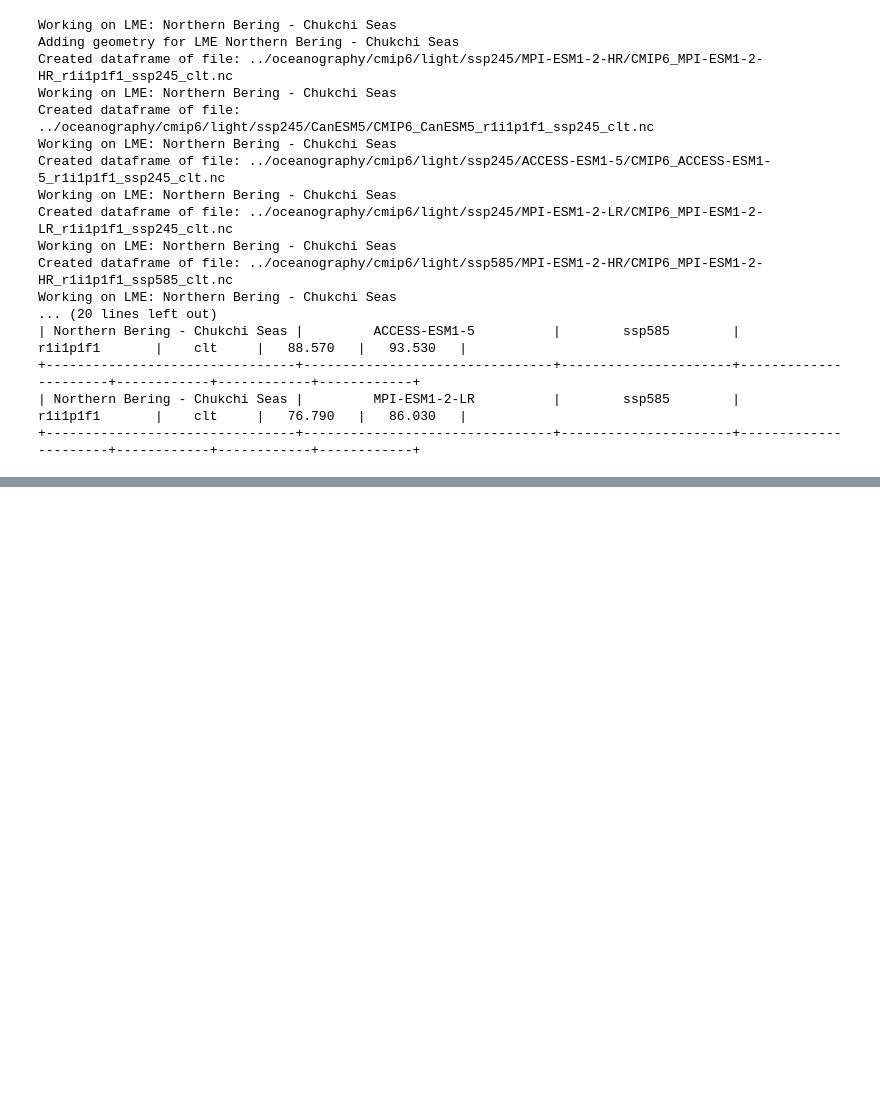
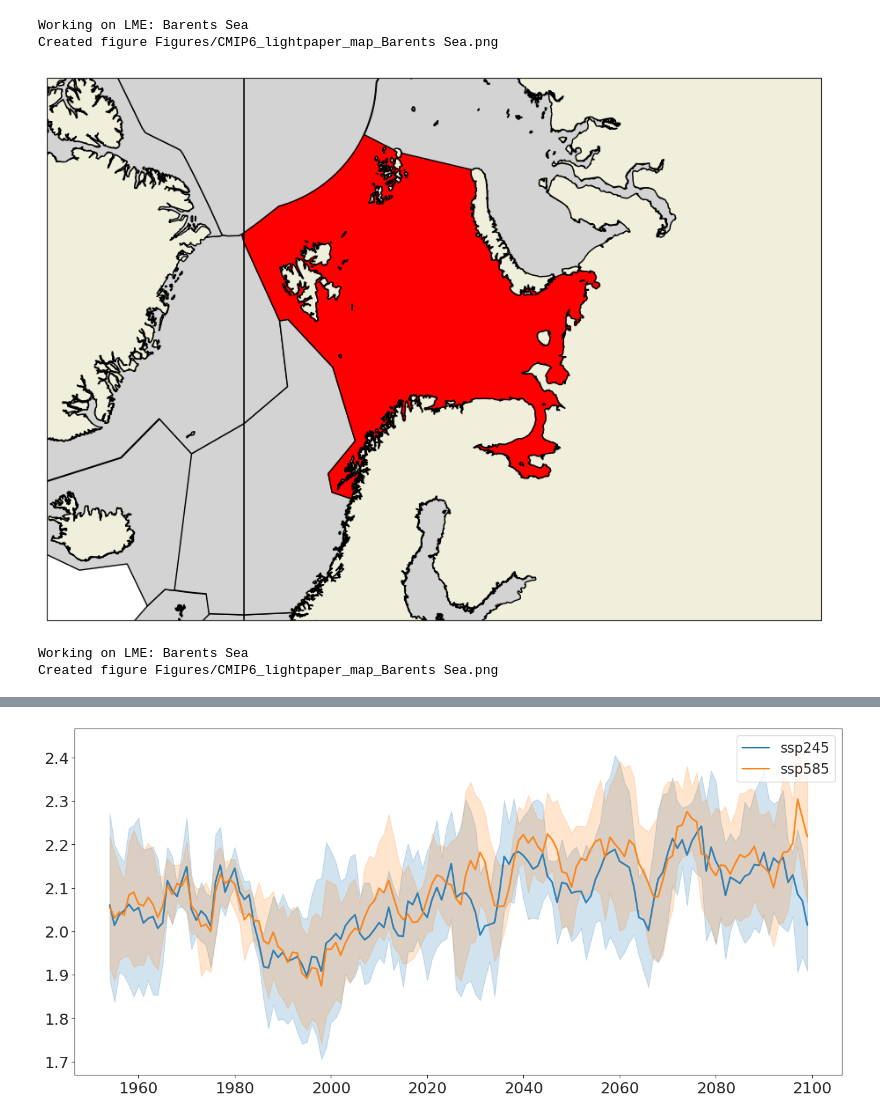
Before and after one commit to trondkr/cmip6-albedo, a Jupyter notebook: CMIP6_seaice_plot.ipynb, the cells around one changed output, grey strips where cells are left out. Cells and saved outputs as stored; diff of their text form; code cells hidden in the pictures; blank space fills up the shorter version.

```diff
--- a/CMIP6_seaice_plot.ipynb
+++ b/CMIP6_seaice_plot.ipynb
@@ -268,7 +304,7 @@ def create_summary_table(dict_of_models, LME):
 # %%
 %%time
 scenarios=["ssp245","ssp585"]
-member_range=1
+member_range=3
 frequency="A"
 ensemble_ids = ["r{}i{}p{}f{}".format(str(i + 1), str(ii + 1), str(iii + 1), str(iv + 1)) for i in
                            range(member_range)
@@ -277,8 +313,9 @@ period="1950-01-01-2099-12-16"
 start_time="1950-01-01"
 end_time="2099-12-16"
 
-models=["MPI-ESM1-2-HR","CanESM5","ACCESS-ESM1-5","MPI-ESM1-2-LR","CanESM5-CanOE","UKESM1-O-LL"]
-ds_var_names=["clt"]
+models=["ACCESS-ESM1-5","CanESM5","MPI-ESM1-2-LR","CanESM5-CanOE","UKESM1-O-LL","MPI-ESM1-2-HR"]
+ds_var_names=["tos","ph","uas","clt", "sithick", "siconc", "tas"]
+ds_var_names=["velocity"]
 
 LMES=['California Current','East Bering Sea','Gulf of Alaska',
       'Northern Bering - Chukchi Seas','West Bering Sea','Sea of Japan',
@@ -286,7 +323,8 @@ LMES=['California Current','East Bering Sea','Gulf of Alaska',
       'South China Sea','Sea of Okhotsk','Yellow Sea',
       'Aleutian Islands']
 
-LMES=['Northern Bering - Chukchi Seas','Barents Sea']
+LMES=['Barents Sea','Northern Bering - Chukchi Seas','Central Arctic']
+LMES=['Barents Sea']
 
 for var_name in ds_var_names:
     for LME in LMES:
@@ -298,64 +336,67 @@ for var_name in ds_var_names:
         for scenario in scenarios:
             for model in models:
                 for ensemble_id in ensemble_ids:
-                    fname = "../oceanography/cmip6/light/{}/{}/CMIP6_{}_{}_{}_{}.nc".format(scenario,model,
+                    if var_name not in ["velocity"]:
+                        fname = "../oceanography/cmip6/light/{}/{}/CMIP6_{}_{}_{}_{}.nc".format(scenario,model,
+                                                                                             model,
+                                                                                             ensemble_id,
+                                                                                             scenario,
+                                                                                             var_name)
+                        fname2=None
+                    else:
+                        fname = "../oceanography/cmip6/light/{}/{}/CMIP6_{}_{}_{}_{}.nc".format(scenario,model,
                                                                                          model,
                                                                                          ensemble_id,
                                                                                          scenario,
-                                                                                         var_name)
+                                                                                         "uas")
+                        fname2 = "../oceanography/cmip6/light/{}/{}/CMIP6_{}_{}_{}_{}.nc".format(scenario,model,
+                                                                                         model,
+                                                                                         ensemble_id,
+                                                                                         scenario,
+                                                                                         "vas")
 
-                    df, models_dict  = get_area_averaged_ds(fname, model,scenario, ensemble_id,var_name, LME, create_maps, frequency, models_dict)
+                    df, models_dict = get_area_averaged_ds(fname, model,scenario, ensemble_id,var_name, LME, create_maps, frequency, models_dict,fname2)
                     create_maps=False
                     if df is not None:
 
                         ds_list.append(df)
                         print("Created dataframe of file: {}".format(fname))
 
 
         if len(ds_list) > 0:
             df = pd.concat(ds_list)
-
+            print(df.head())
             create_summary_table(models_dict, LME)
 
             sns.set_style("ticks")
-            f=plt.figure(figsize=(16, 16), dpi=150)
+            f=plt.figure(figsize=(16, 16))
             gs = f.add_gridspec(2, 1)
             ax = f.add_subplot(gs[0, 0])
 
             sns.set_palette("tab10")
-         #   sns.lineplot(ax=ax, data=df, x=df.index, y=df[var_name], ci=95, alpha=0.95)
 
-            sns.lineplot(ax=ax, data=df, x=df.index, y=df[var_name],
+            b=sns.lineplot(ax=ax, data=df, x=df.index, y=df["roll_mean"],
                          hue=df["model_scenario"],
-                                     palette="crest", alpha=.5, ci=15,linewidth=2)
-            plt.legend()
-            plt.ylabel("{}".format(var_name))
+                         alpha=.9, ci=95,linewidth=2)
+            b.tick_params(labelsize=18)
+            b.set_xlabel("",fontsize=10)
+            b.set_ylabel("",fontsize=10)
+            plt.legend(loc="upper right", frameon=True, fontsize=16)
+
             if not os.path.exists("Figures"):
                 os.makedirs("Figures")
-            plotfile="Figures/CMIP6_lightpaper_{}.png".format(var_name)
+            plotfile="Figures/CMIP6_lightpaper_{}_{}.png".format(var_name,LME)
             print("Created figure {}".format(plotfile))
-            plt.savefig(plotfile, dpi=150,
+            plt.savefig(plotfile, dpi=200,
                         bbox_inches = 'tight')
 
             plt.show()
 
         df=pd.DataFrame()
         ds_list=[]
 # %% [output]
-Working on LME: Northern Bering - Chukchi Seas
-Adding geometry for LME Northern Bering - Chukchi Seas
-Created dataframe of file: ../oceanography/cmip6/light/ssp245/MPI-ESM1-2-HR/CMIP6_MPI-ESM1-2-HR_r1i1p1f1_ssp245_clt.nc
-Working on LME: Northern Bering - Chukchi Seas
-Created dataframe of file: ../oceanography/cmip6/light/ssp245/CanESM5/CMIP6_CanESM5_r1i1p1f1_ssp245_clt.nc
-Working on LME: Northern Bering - Chukchi Seas
-Created dataframe of file: ../oceanography/cmip6/light/ssp245/ACCESS-ESM1-5/CMIP6_ACCESS-ESM1-5_r1i1p1f1_ssp245_clt.nc
-Working on LME: Northern Bering - Chukchi Seas
-Created dataframe of file: ../oceanography/cmip6/light/ssp245/MPI-ESM1-2-LR/CMIP6_MPI-ESM1-2-LR_r1i1p1f1_ssp245_clt.nc
-Working on LME: Northern Bering - Chukchi Seas
-Created dataframe of file: ../oceanography/cmip6/light/ssp585/MPI-ESM1-2-HR/CMIP6_MPI-ESM1-2-HR_r1i1p1f1_ssp585_clt.nc
-Working on LME: Northern Bering - Chukchi Seas
-... (20 lines left out)
-| Northern Bering - Chukchi Seas |         ACCESS-ESM1-5          |        ssp585        |       r1i1p1f1       |    clt     |   88.570   |   93.530   |
-+--------------------------------+--------------------------------+----------------------+----------------------+------------+------------+------------+
-| Northern Bering - Chukchi Seas |         MPI-ESM1-2-LR          |        ssp585        |       r1i1p1f1       |    clt     |   76.790   |   86.030   |
-+--------------------------------+--------------------------------+----------------------+----------------------+------------+------------+------------+
+Working on LME: Barents Sea
+Created figure Figures/CMIP6_lightpaper_map_Barents Sea.png
+[figure, added]
+Working on LME: Barents Sea
+Created figure Figures/CMIP6_lightpaper_map_Barents Sea.png
@@ -361,0 +421 @@ Working on LME: Northern Bering - Chukchi Seas
+[figure, added]
```
Also changed, not shown: parts of 3 cells of this notebook, 2 other files.
